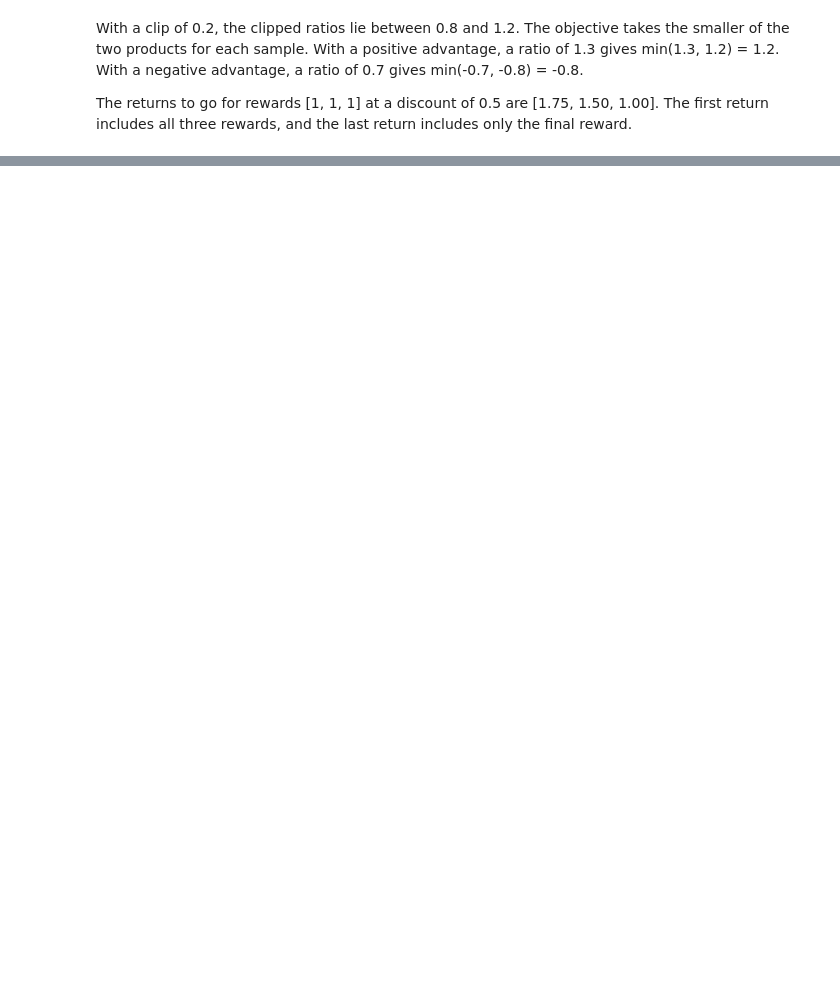
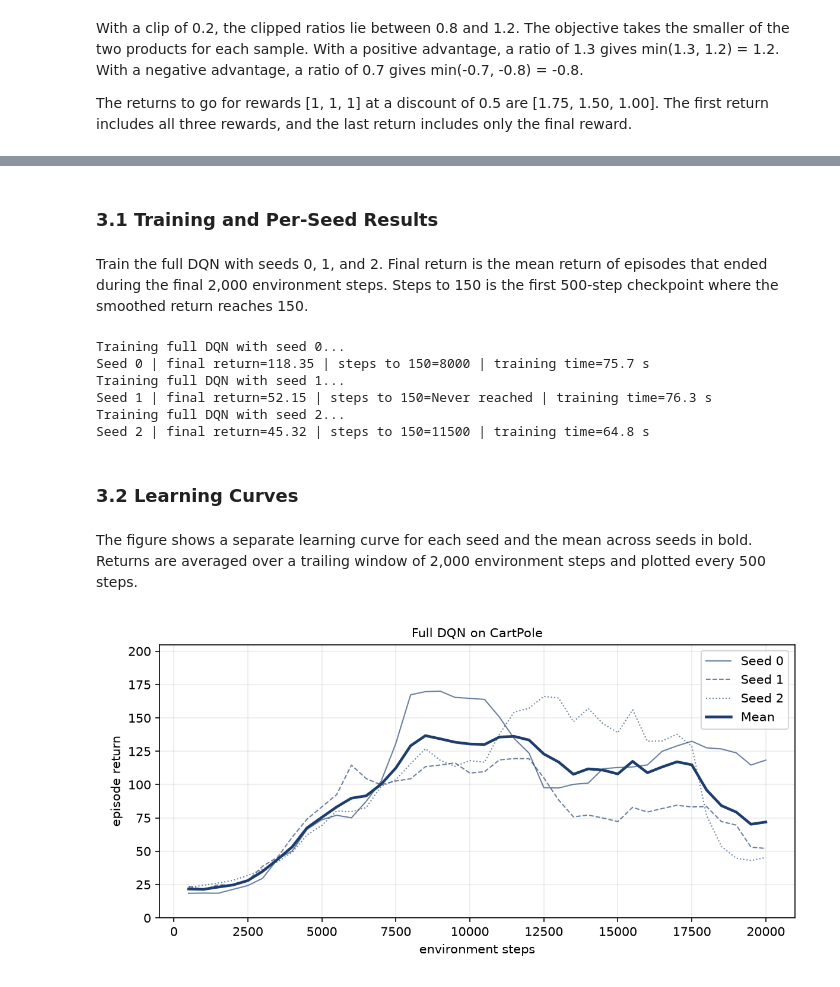
Before and after one commit to dancmartin11/aigc-5500-lab-09-training-an-rl-agent, a Jupyter notebook: daniel_alejandro_castillo_martin_LAB9.ipynb, the cells around one changed output, grey strips where cells are left out. Cells and saved outputs as stored; diff of their text form; code cells hidden in the pictures; blank space fills up the shorter version.

Commit message:
2026-11-25 - Run three-seed DQN baseline and record ablation predictions.

```diff
--- a/daniel_alejandro_castillo_martin_LAB9.ipynb
+++ b/daniel_alejandro_castillo_martin_LAB9.ipynb
@@ -179,0 +184,65 @@ The returns to go for rewards [1, 1, 1] at a discount of 0.5 are [1.75, 1.50, 1.
+# %% [markdown]
+### 3.1 Training and Per-Seed Results
+# %% [markdown]
+Train the full DQN with seeds 0, 1, and 2. Final return is the mean return of episodes that ended during the final 2,000 environment steps. Steps to 150 is the first 500-step checkpoint where the smoothed return reaches 150.
+# %%
+baseline_runs = {}
+baseline_curves = {}
+
+for seed in EXPERIMENT_SEEDS:
+    print(f'Training full DQN with seed {seed}...', flush = True)
+
+    # Train for the full environment-step budget and record the elapsed time.
+    start = perf_counter()
+    episodes, q_measurements = train_dqn(seed = seed, steps = STEP_BUDGET)
+    elapsed = perf_counter() - start
+
+    # Use the starter helpers to compute the learning curve and summary metrics.
+    curve = S.smooth_curve(episodes, steps = STEP_BUDGET)
+    final_return = S.final_return(episodes, steps = STEP_BUDGET)
+    steps_to_threshold = S.steps_to_reach(curve, RETURN_THRESHOLD)
+
+    # Keep each seed's results for the plots and later ablation comparisons.
+    baseline_curves[seed] = curve
+    baseline_runs[seed] = {
+        'final_return': final_return,
+        'steps_to_150': steps_to_threshold,
+        'q_measurements': q_measurements,
+        'seconds': elapsed
+        }
+
+    threshold_label = 'Never reached' if steps_to_threshold is None else str(steps_to_threshold)
+    print(f'Seed {seed} | final return = {final_return:.2f} | steps to 150 = {threshold_label} | training time = {elapsed:.1f} s')
+# %% [output]
+Training full DQN with seed 0...
+Seed 0 | final return=118.35 | steps to 150=8000 | training time=75.7 s
+Training full DQN with seed 1...
+Seed 1 | final return=52.15 | steps to 150=Never reached | training time=76.3 s
+Training full DQN with seed 2...
+Seed 2 | final return=45.32 | steps to 150=11500 | training time=64.8 s
+# %% [markdown]
+### 3.2 Learning Curves
+# %% [markdown]
+The figure shows a separate learning curve for each seed and the mean across seeds in bold. Returns are averaged over a trailing window of 2,000 environment steps and plotted every 500 steps.
+# %%
+# Plot the three seed curves and their mean using the starter helper.
+fig, ax = plt.subplots(figsize = (8, 4))
+S.plot_curves(ax, baseline_curves, 'Full DQN on CartPole', steps = STEP_BUDGET)
+
+# Give each seed a distinct line style and label the mean.
+for line, seed, style in zip(ax.lines, EXPERIMENT_SEEDS, ('-', '--', ':')):
+    line.set_label(f'Seed {seed}')
+    line.set_linestyle(style)
+    line.set_alpha(0.65)
+
+ax.lines[-1].set_label('Mean')
+ax.legend()
+fig.tight_layout()
+
+# Save the figure and display it in the notebook.
+figure_path = OUTPUT_DIR / 'dqn_baseline_curves.png'
+fig.savefig(figure_path, dpi = 150)
+plt.close(fig)
+Image(filename = str(figure_path))
+# %% [output]
+[figure, added]
```
Also changed, not shown: parts of 5 cells of this notebook, 2 other files.
